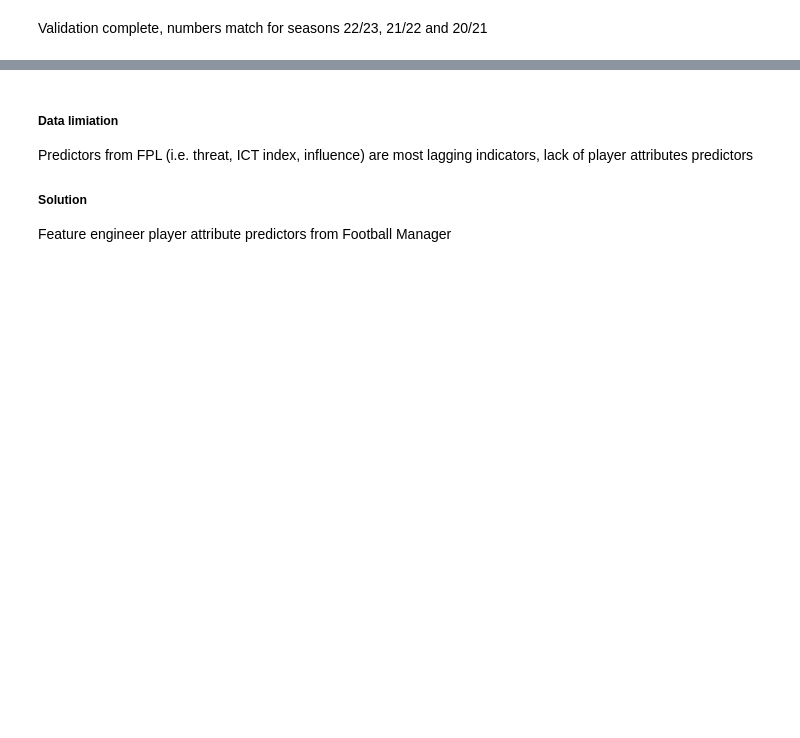
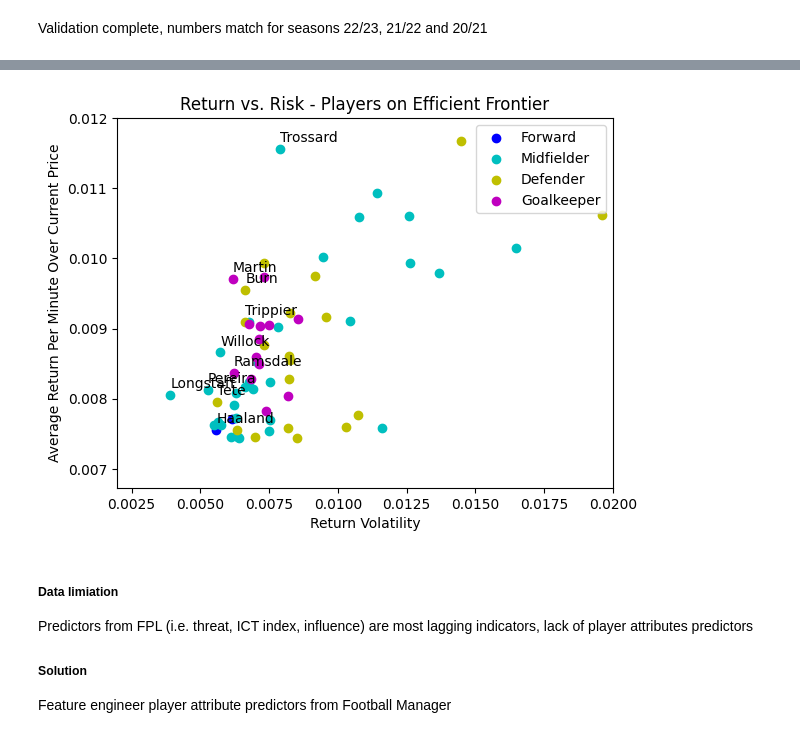
Before and after one commit to Willyiam723/fpl, a Jupyter notebook: main.ipynb, the cells around one changed output, grey strips where cells are left out. Drawn from its saved outputs; the diff is of its cells as text; code cells hidden in the pictures; blank space fills up the shorter version.

```diff
--- a/main.ipynb
+++ b/main.ipynb
@@ -235,0 +252,3 @@ plt.show()
+# %%
+df_eft_adj = getEfficientFrontierDF(df_eft_raw, df_elements_short, 'ptspm_return')
+df_eft_adj.head(50)
@@ -236,3 +273,7 @@ plt.show()
+# %%
+plotEfficientFrontier(df_eft_adj, 0.0001, 'Average Return Per Minute Over Current Price', x_max=0.02, y_max=0.012)
+# %% [output]
+[figure, added]
 # %% [markdown]
 ##### Data limiation
 Predictors from FPL (i.e. threat, ICT index, influence) are most lagging indicators, lack of player attributes predictors
```
Also changed, not shown: parts of 6 cells of this notebook.
